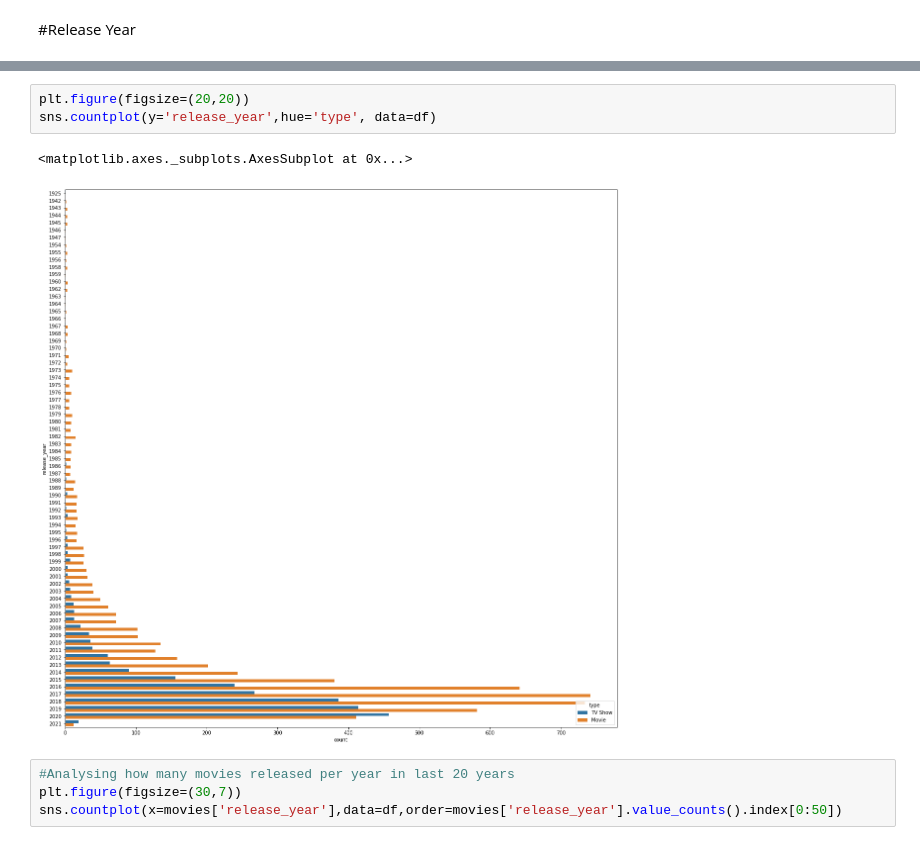
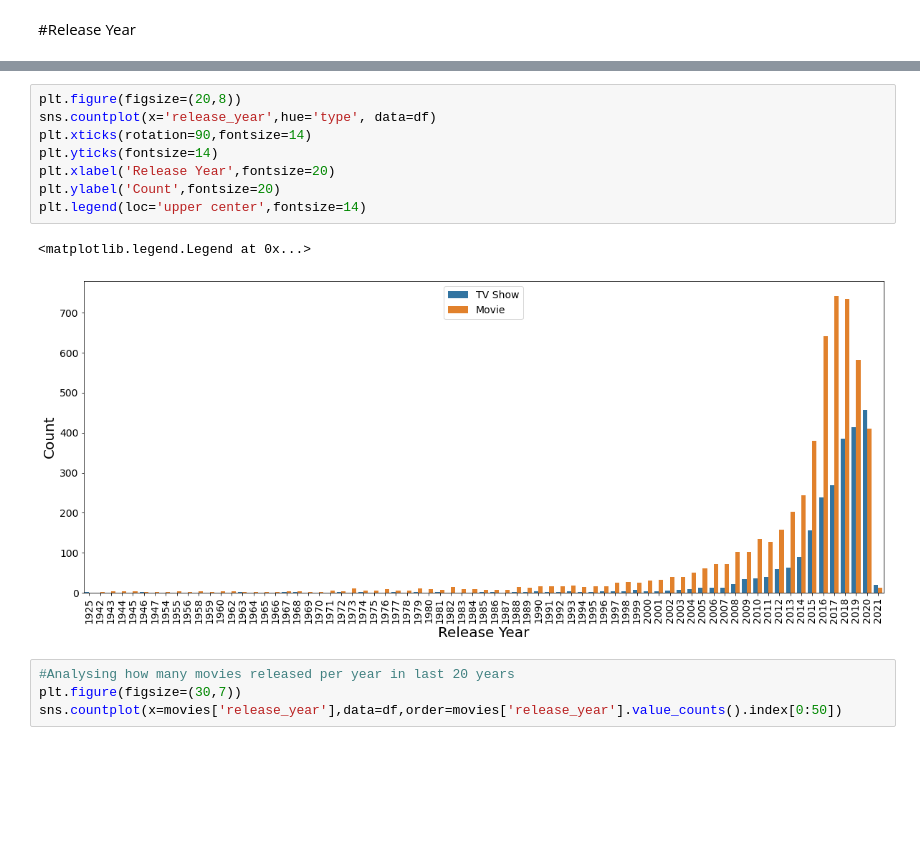
Before and after one commit to Zeeshan00789/NETFLIX-MOVIES-AND-TV-SHOWS-CLUSTERING-, a Jupyter notebook: NETFLIX_MOVIES_AND_TV_SHOWS_CLUSTERING.ipynb, the cells around one changed output, grey strips where cells are left out. Saved outputs shown, nothing was run; the diff lists cells and outputs as text; blank space fills up the shorter version.

```diff
--- a/NETFLIX_MOVIES_AND_TV_SHOWS_CLUSTERING.ipynb
+++ b/NETFLIX_MOVIES_AND_TV_SHOWS_CLUSTERING.ipynb
@@ -250,12 +251,17 @@ rels
 | 1942 | Movie | 2 |
 | 1925 | TV Show | 1 |
 118 rows × 1 columns
-# %%
-plt.figure(figsize=(20,20))
-sns.countplot(y='release_year',hue='type', data=df)
-# %% [output]
-<matplotlib.axes._subplots.AxesSubplot at 0x...>
-[figure, removed]
+# %%
+plt.figure(figsize=(20,8))
+sns.countplot(x='release_year',hue='type', data=df)
+plt.xticks(rotation=90,fontsize=14)
+plt.yticks(fontsize=14)
+plt.xlabel('Release Year',fontsize=20)
+plt.ylabel('Count',fontsize=20)
+plt.legend(loc='upper center',fontsize=14)
+# %% [output]
+<matplotlib.legend.Legend at 0x...>
+[figure, added]
 # %%
 #Analysing how many movies released per year in last 20 years
 plt.figure(figsize=(30,7))
```
Also changed, not shown: parts of 21 cells of this notebook.
